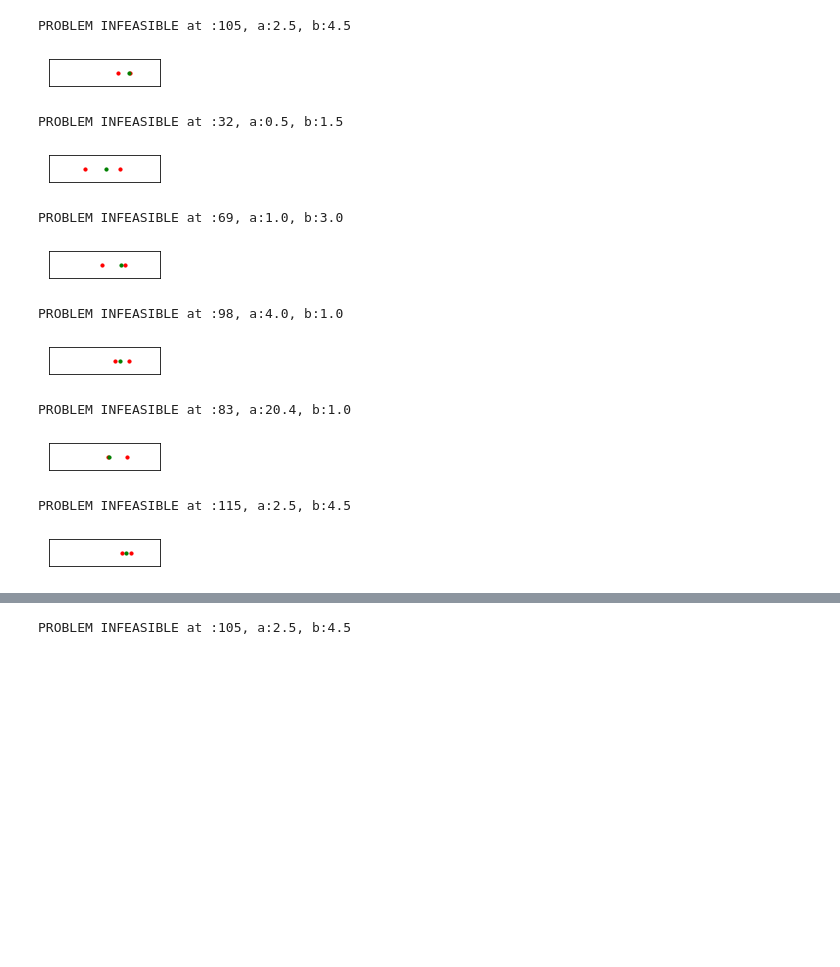
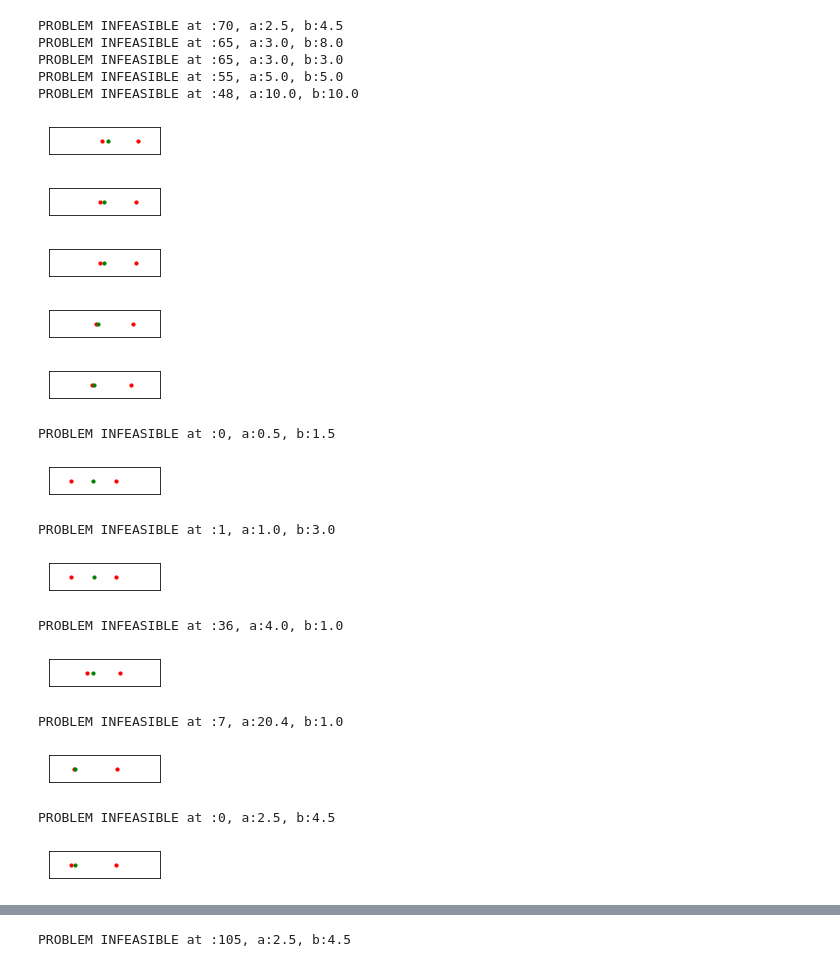
Before and after one commit to hardikparwana/Safe-Learning-DASC, a Jupyter notebook: car_example_input_bound-Copy1.ipynb, the cells around one changed output, grey strips where cells are left out. Drawn from its saved outputs; the diff is of its cells as text; code cells hidden in the pictures; blank space fills up the shorter version.

```diff
--- a/car_example_input_bound-Copy1.ipynb
+++ b/car_example_input_bound-Copy1.ipynb
@@ -5,7 +5,7 @@ import matplotlib.pyplot as plt
 from matplotlib.animation import FFMpegWriter
 
 u = cp.Variable(1)
-u_bound = 1.0
+u_bound = 0.7
 a = cp.Parameter(value=0.7)
 b = cp.Parameter(value=0.1)
 
@@ -16,7 +16,7 @@ def xdot(x,u):
     return u
 
 
-def simulate_simple(x0,av,bv,c,movie_name=None):
+def simulate_simple(x0,av,bv,c,movie_name=None, rate=1.0):
     t = 0
     dt = 0.01
     N = int(1.0/(1.0-c)*100)
@@ -63,11 +63,12 @@ def simulate_simple(x0,av,bv,c,movie_name=None):
             const += [h2_dot >= -b*h2]
             const += [cp.abs(u)<=u_bound]
 
-            objective = cp.Maximize(u)
+#             objective = cp.Maximize(u)
+            objective = cp.Minimize(u)
             problem = cp.Problem(objective,const)
             problem.solve(verbose=False)
             if problem.status != 'optimal':
-                print(f"PROBLEM INFEASIBLE at :{i}, a:{a.value}, b:{b.value}")
+                print(f"PROBLEM INFEASIBLE at :{i}, a:{a.value}, b:{b.value}, c:{c}")
                 return i, xs, ts
                 break
 
@@ -86,20 +87,50 @@ def simulate_simple(x0,av,bv,c,movie_name=None):
             vehicle.set_offsets([x,0])
 #             writer.grab_frame()
 
+            if c<0.9 or c>0.05:
+                c = c*rate
+
+    print("final c",c)
+
     if i==N-1:
         print("Problem Successful",t)
     return i+1, xs, ts
 # %%
 #x=0.8, c  = 0.7
-x0 = 0.5
+x0 = 0.7
 e0 = 0.5
-C = 0.3
-A = 2.5
-B = 4.5
+C = 0.7
+
+A = 2.5#1.0
+B = 4.5#1.0
 _, x1, t1 = simulate_simple(x0,A,B,C)
+
+A = 3.0
+B = 8.0
+_, x1, t1 = simulate_simple(x0,A,B,C)
+
+A = 3.0
+B = 3.0
+_, x1, t1 = simulate_simple(x0,A,B,C)
+
+A = 5.0
+B = 5.0
+_, x1, t1 = simulate_simple(x0,A,B,C)
+
+A = 10.0
+B = 10.0
+_, x1, t1 = simulate_simple(x0,A,B,C)
 # %% [output]
-PROBLEM INFEASIBLE at :105, a:2.5, b:4.5
+PROBLEM INFEASIBLE at :70, a:2.5, b:4.5
+PROBLEM INFEASIBLE at :65, a:3.0, b:8.0
+PROBLEM INFEASIBLE at :65, a:3.0, b:3.0
+PROBLEM INFEASIBLE at :55, a:5.0, b:5.0
+PROBLEM INFEASIBLE at :48, a:10.0, b:10.0
-[figure, old version]
+[figure, new version]
+[figure, added]
+[figure, added]
+[figure, added]
+[figure, added]
 # %%
 #x=0.8, c  = 0.7
 x0 = 0.5
@@ -109,8 +140,8 @@ A = 0.5
 B = 1.5
 _, x2, t2 = simulate_simple(x0,A,B,C)
 # %% [output]
-PROBLEM INFEASIBLE at :32, a:0.5, b:1.5
+PROBLEM INFEASIBLE at :0, a:0.5, b:1.5
-[figure, old version]
+[figure, new version]
 # %%
 #x=0.8, c  = 0.7
 x0 = 0.5
@@ -120,8 +151,8 @@ A = 1.0
 B = 3.0
 _, x3, t3 = simulate_simple(x0,A,B,C)
 # %% [output]
-PROBLEM INFEASIBLE at :69, a:1.0, b:3.0
+PROBLEM INFEASIBLE at :1, a:1.0, b:3.0
-[figure, old version]
+[figure, new version]
 # %%
 #x=0.8, c  = 0.7
 x0 = 0.5
@@ -131,8 +162,8 @@ A = 4.0
 B = 1.0
 _, x4, t4 = simulate_simple(x0,A,B,C)
 # %% [output]
-PROBLEM INFEASIBLE at :98, a:4.0, b:1.0
+PROBLEM INFEASIBLE at :36, a:4.0, b:1.0
-[figure, old version]
+[figure, new version]
 # %%
 #x=0.8, c  = 0.7
 x0 = 0.1
@@ -142,8 +173,8 @@ A = 20.4
 B = 1.0
 _, x5, t5 = simulate_simple(x0,A,B,C)
 # %% [output]
-PROBLEM INFEASIBLE at :83, a:20.4, b:1.0
+PROBLEM INFEASIBLE at :7, a:20.4, b:1.0
-[figure, old version]
+[figure, new version]
 # %%
 #x=0.8, c  = 0.7
 x0 = 0.1
@@ -153,8 +184,8 @@ A = 2.5
 B = 4.5
 _, x6, t6 = simulate_simple(x0,A,B,C)
 # %% [output]
-PROBLEM INFEASIBLE at :115, a:2.5, b:4.5
+PROBLEM INFEASIBLE at :0, a:2.5, b:4.5
-[figure, old version]
+[figure, new version]
 # %%
 import matplotlib
 font = {'family' : 'normal',
```
Also changed, not shown: parts of 7 cells of this notebook, 8 other files.
